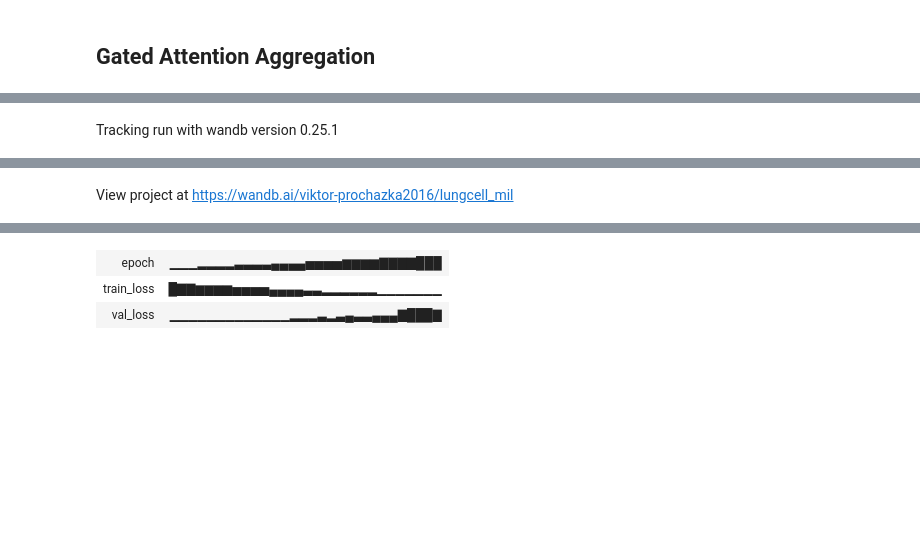
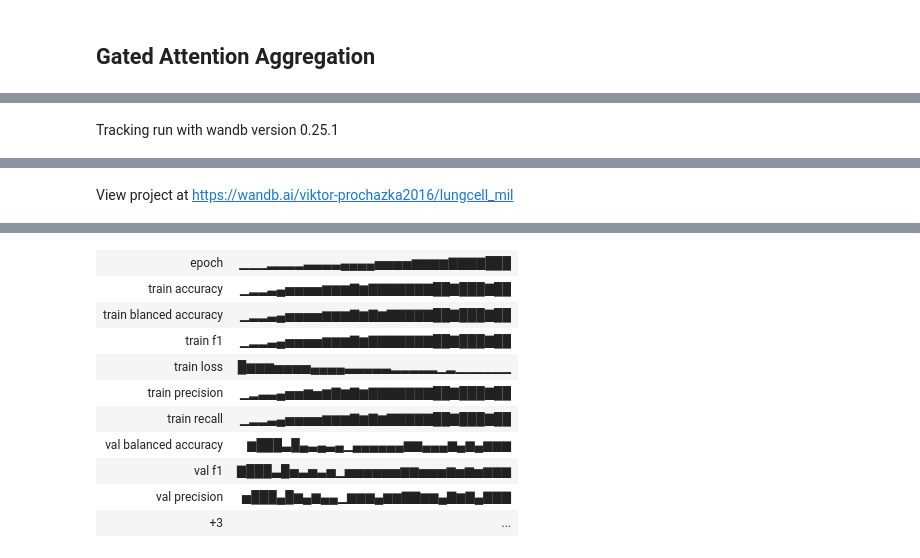
Before and after one commit to ProViktor/lungcell_mil, a Jupyter notebook: notebooks/torch_playground.ipynb, the cells around one changed output, grey strips where cells are left out. Saved outputs shown, nothing was run; the diff lists cells and outputs as text; code cells hidden in the pictures; blank space fills up the shorter version.

```diff
--- a/notebooks/torch_playground.ipynb
+++ b/notebooks/torch_playground.ipynb
@@ -44,16 +47,11 @@ test_loader = CustomLoader(test_set, batchsize=20)
 # %% [output]
 The entire datatset contains 146 bags.
 # %%
-def run_evaluation(encoder: nn.Module, aggregator: nn.Module, lr: float, decay: float, plot_title: str, path_prefix: str):
+def run_evaluation(encoder: nn.Module, aggregator: nn.Module, lr: float, decay: float, plot_title: str, path_prefix: str, run_params: dict = None):
     model = MIL_model(instance_encoder=encoder, bag_aggregator=aggregator)
-
-
     criterion = nn.BCELoss()
     optimizer = optim.Adam(model.parameters(), lr=lr, weight_decay=decay)
-
     fig, ax = plt.subplots()
-
-
     train_loss, valid_loss, best_epoch = model_run(
         model=model,
         train_loader=train_loader,
@@ -66,9 +64,9 @@ def run_evaluation(encoder: nn.Module, aggregator: nn.Module, lr: float, decay:
         plot_title=plot_title,
         sparse=use_sparse_data,
         save_weights=True,
+        run_params=run_params,
     )
-
-    path = path_prefix + f"{best_epoch}.torch"
+    path = PROJECT_ROOT / "runs" / "latest_run" / "model_weights" / (Path(path_prefix).name + f"{best_epoch}.torch")
     model = torch.load(path, weights_only=False)
     print(model.get_details())
     evaluate_accuracy(model=model, dataset=test_set, bag_key = BAG_KEY, mode = 'Test')
@@ -259,50 +284,35 @@ Run summary:
 # %% [markdown]
 ## Gated Attention Aggregation
 # %%
-run_params = {}
+run_params = RunParams(
+    aggregator="GatedAttentionAggregation",
+    encoding_size=4,
+    attention_hidden_size=42,
+    hidden_size=43,
+    n_hidden=2,
+    seed=42,
+    lr=10**-2,
+    decay=10**-2,
+    sparse=use_sparse_data,
+    num_epochs=NUM_EPOCHS
+)
 
-if use_sparse_data:
-    run_params = {
-        "aggregator": "GatedAttentionAggregation",
-        "encoding_size": 10,
-        "attention_hidden_size": 10,
-        "hidden_size": 20,
-        "n_hidden": 3,
-        "seed": 0,
-        "lr": 10**-2,
-        "decay": 10**-2,
-    }
-else:
-    run_params = {
-        "aggregator": "GatedAttentionAggregation",
-        "encoding_size": 4,
-        "attention_hidden_size": 42,
-        "hidden_size": 43,
-        "n_hidden": 2,
-        "seed": 0,
-        "lr": 10**-2,
-        "decay": 10**-2,
-    }
-
-set_seed(run_params["seed"])
+set_seed(run_params.seed)
 encoder = MLP_encoder(
-    n_hidden=run_params["n_hidden"],
-    hidden_size=run_params["hidden_size"],
-    output_size=run_params["encoding_size"],
+    n_hidden=run_params.n_hidden,
+    hidden_size=run_params.hidden_size,
+    output_size=run_params.encoding_size,
     input_size=INPUT_SIZE
 )
-aggregator = getattr(models, run_params["aggregator"])(
-    encoding_size=run_params["encoding_size"],
-    attention_hidden_size=run_params["attention_hidden_size"]
-)
-
+aggregator = getattr(models, run_params.aggregator)(encoding_size=run_params.encoding_size, attention_hidden_size=run_params.attention_hidden_size)
 run_evaluation(
     encoder,
     aggregator,
-    run_params["lr"],
-    run_params["decay"],
+    run_params.lr,
+    run_params.decay,
     plot_title="Training of MIL Classifier with Gated Attention Aggregation",
-    path_prefix=str(PROJECT_ROOT / "data/gated_attention_aggregation_models/epoch_")
+    run_params=run_params.model_dump(),
+    path_prefix=str(PROJECT_ROOT / "data/trorch_playground_gated_attention_aggregation_models/epoch_")
 )
 # %% [output]
 [interactive output not drawn]
@@ -317,3 +328,11 @@ Run history:
 | epoch | ▁▁▁▂▂▂▂▃▃▃▃▄▄▄▄▅▅▅▅▆▆▆▆▇▇▇▇███ |
-| train_loss | █▇▇▆▆▆▆▅▅▅▅▄▄▄▄▃▃▂▂▂▂▂▂▁▁▁▁▁▁▁ |
-| val_loss | ▁▁▁▁▁▁▁▁▁▁▁▁▁▂▂▂▃▂▃▄▃▃▄▄▄▇███▇ |
+| train accuracy | ▁▂▂▃▄▅▅▅▅▆▆▆▇▆▇▇▇▇▇▇▇██▇███▇██ |
+| train blanced accuracy | ▁▂▂▃▄▅▅▅▅▆▆▆▇▆▇▆▇▇▇▇▇██▇███▇██ |
+| train f1 | ▁▂▂▃▄▅▅▅▅▆▆▆▇▆▇▇▇▇▇▇▇██▇███▇██ |
+| train loss | █▆▆▆▅▅▅▅▄▄▄▄▃▃▃▃▃▂▂▂▂▂▁▂▁▁▁▁▁▁ |
+| train precision | ▁▂▃▃▄▅▅▆▅▆▇▆▇▆▇▇▇▇▇▇▇██▇███▇██ |
+| train recall | ▁▂▂▃▄▅▅▅▅▆▆▆▇▆▇▆▇▇▇▇▇██▇███▇██ |
+| val balanced accuracy | ▆███▃█▄▃▄▃▄▁▄▄▄▄▄▄▆▆▄▄▄▆▄▆▄▆▆▆ |
+| val f1 | ▇███▃█▅▃▅▃▅▁▅▅▅▅▅▅▆▆▅▅▅▆▅▆▅▆▆▆ |
+| val precision | ▅███▄█▆▄▆▄▄▁▆▆▆▄▆▆▇▇▆▆▄▇▆▇▄▇▇▇ |
+| +3 | ... |
```
Also changed, not shown: parts of 5 cells of this notebook, 5 other files.
